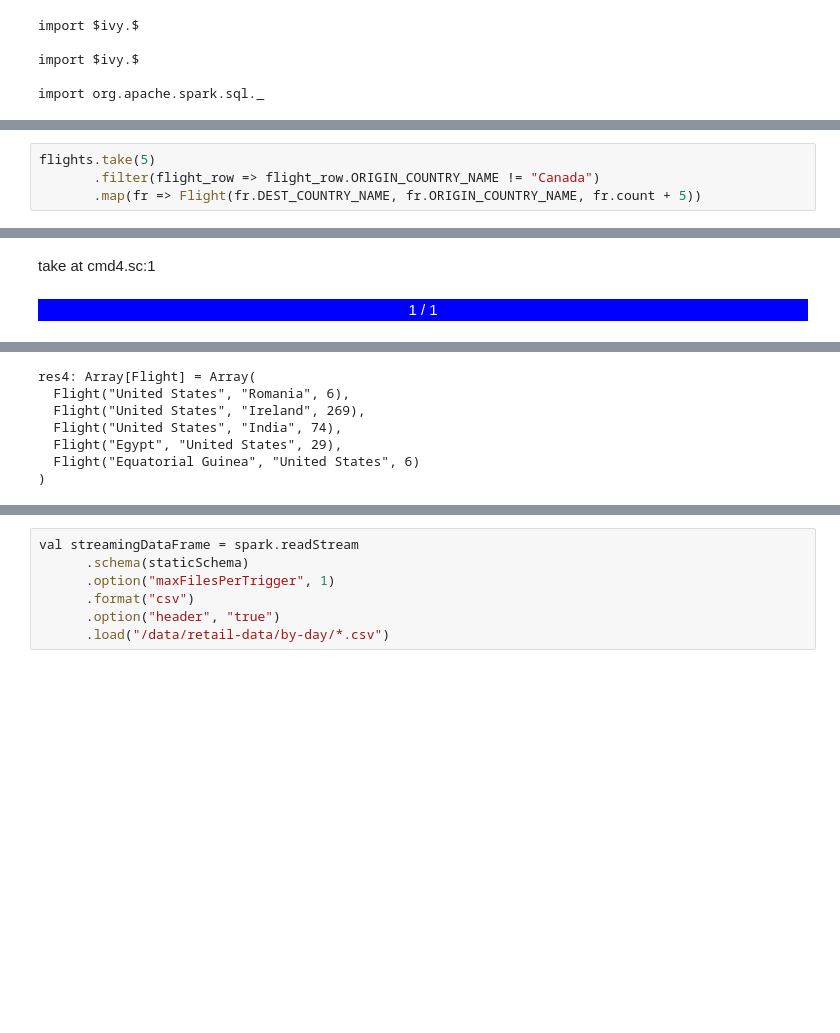
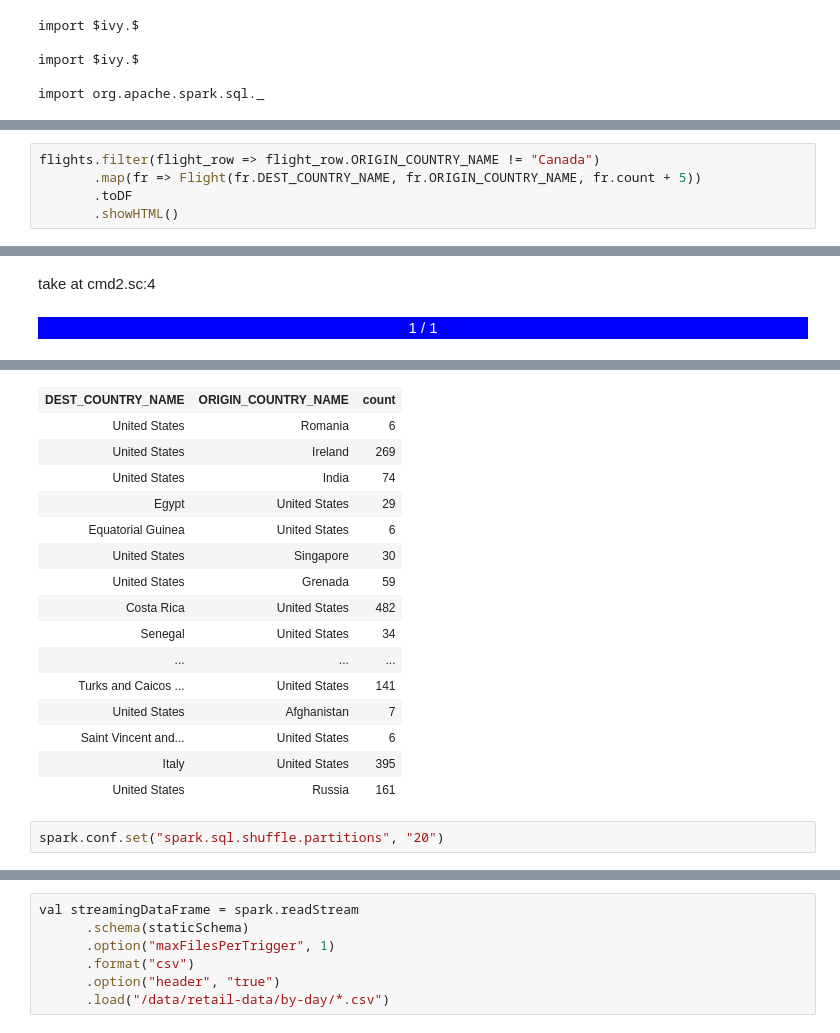
Before and after one commit to mehdirahmouni/Databricks_Certification, a Jupyter notebook: Chapter_3.ipynb, the cells around one changed output, grey strips where cells are left out. Drawn from its saved outputs; the diff is of its cells as text; blank space fills up the shorter version.

```diff
--- a/Chapter_3.ipynb
+++ b/Chapter_3.ipynb
@@ -136,5 +226,6 @@ res3: Array[Flight] = Array(
 # %%
-flights.take(5)
-       .filter(flight_row => flight_row.ORIGIN_COUNTRY_NAME != "Canada")
+flights.filter(flight_row => flight_row.ORIGIN_COUNTRY_NAME != "Canada")
        .map(fr => Flight(fr.DEST_COUNTRY_NAME, fr.ORIGIN_COUNTRY_NAME, fr.count + 5))
+	   .toDF
+	   .showHTML()
 # %% [output]
@@ -156,2 +246,2 @@ flights.take(5)
-take at cmd4.sc:1
+take at cmd2.sc:4
 1 / 1
@@ -176,10 +265,21 @@ take at cmd4.sc:1
-res4: Array[Flight] = Array(
-  Flight("United States", "Romania", 6),
-  Flight("United States", "Ireland", 269),
-  Flight("United States", "India", 74),
-  Flight("Egypt", "United States", 29),
-  Flight("Equatorial Guinea", "United States", 6)
-)
+| DEST_COUNTRY_NAME | ORIGIN_COUNTRY_NAME | count |
+| United States | Romania | 6 |
+| United States | Ireland | 269 |
+| United States | India | 74 |
+| Egypt | United States | 29 |
+| Equatorial Guinea | United States | 6 |
+| United States | Singapore | 30 |
+| United States | Grenada | 59 |
+| Costa Rica | United States | 482 |
+| Senegal | United States | 34 |
+| ... | ... | ... |
+| Turks and Caicos ... | United States | 141 |
+| United States | Afghanistan | 7 |
+| Saint Vincent and... | United States | 6 |
+| Italy | United States | 395 |
+| United States | Russia | 161 |
+# %%
+spark.conf.set("spark.sql.shuffle.partitions", "20")
 # %%
 // in Scala
 val staticDataFrame = spark.read
```
Also changed, not shown: parts of 11 cells of this notebook, 1 other file.
